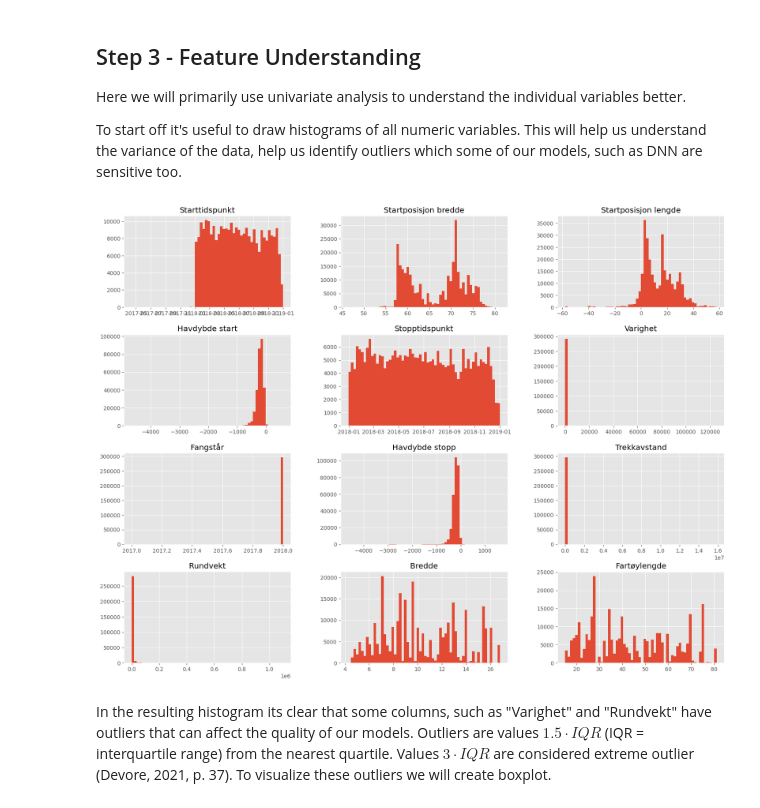
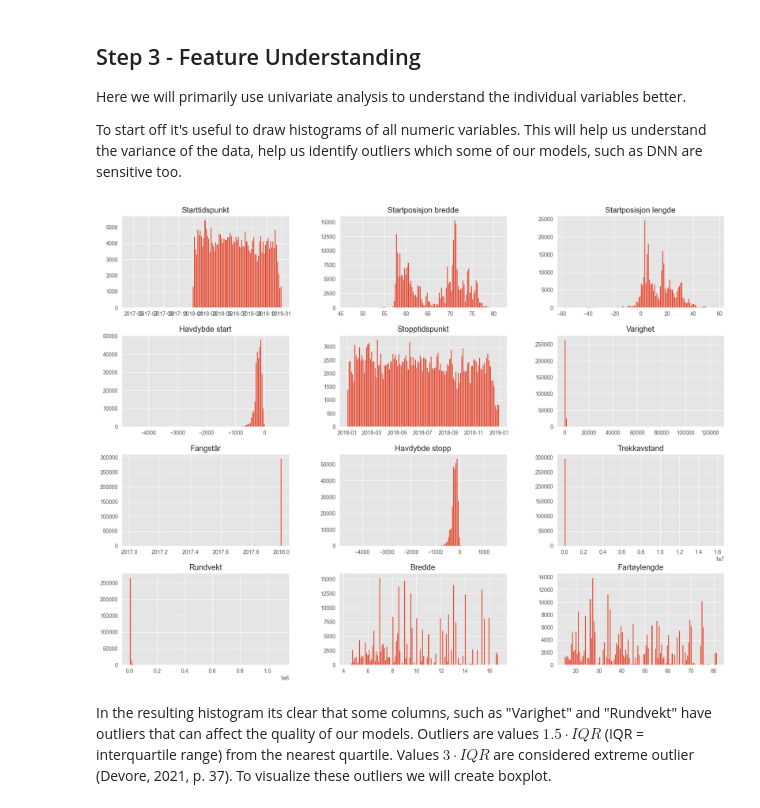
Before and after one commit to StaaleKarlstad/INFO284, a Jupyter notebook: Notebooks/random_forest.ipynb, the cells around one changed output. Saved outputs shown, nothing was run; the diff lists cells and outputs as text; code cells hidden in the pictures.

Commit message:
Changed hist size

```diff
--- a/Notebooks/random_forest.ipynb
+++ b/Notebooks/random_forest.ipynb
@@ -238,9 +237,9 @@ Here we will primarily use univariate analysis to understand the individual vari
 
 To start off it's useful to draw histograms of all numeric variables. This will help us understand the variance of the data, help us identify outliers which some of our models, such as DNN are sensitive too.
 # %%
-df.hist(bins=60, figsize=(20,15));plt.show()
+df.hist(bins=128, figsize=(20,15));plt.show()
 # %% [output]
-[figure, old version]
+[figure, new version]
 # %% [markdown]
 In the resulting histogram its clear that some columns, such as "Varighet" and "Rundvekt" have outliers that can affect the quality of our models. Outliers are values $1.5 \cdot IQR$ (IQR = interquartile range) from the nearest quartile. Values $3 \cdot IQR$ are considered extreme outlier (Devore, 2021, p. 37). To visualize these outliers we will create boxplot.
 # %%
```
Also changed, not shown: parts of 9 cells of this notebook.
